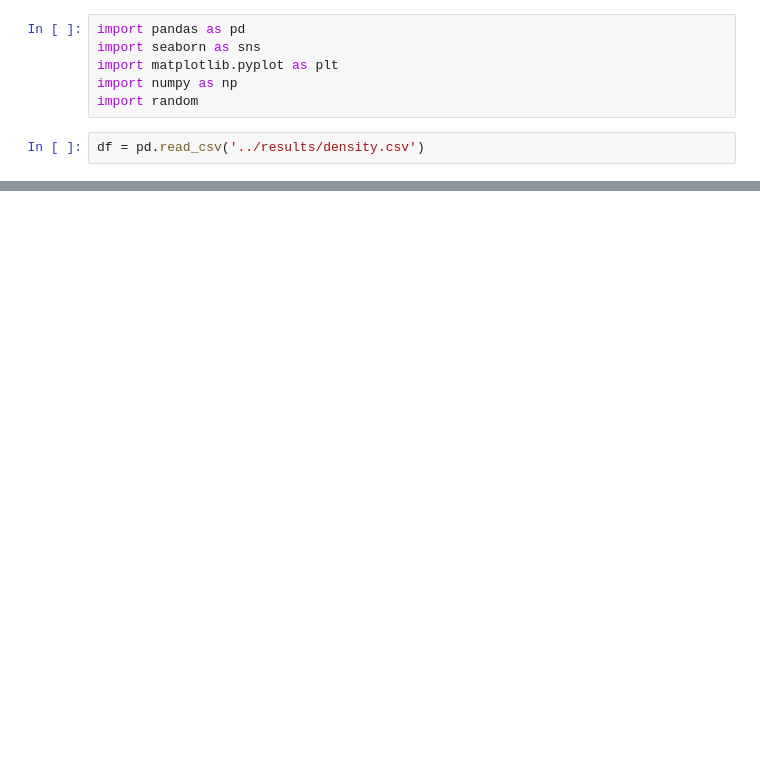
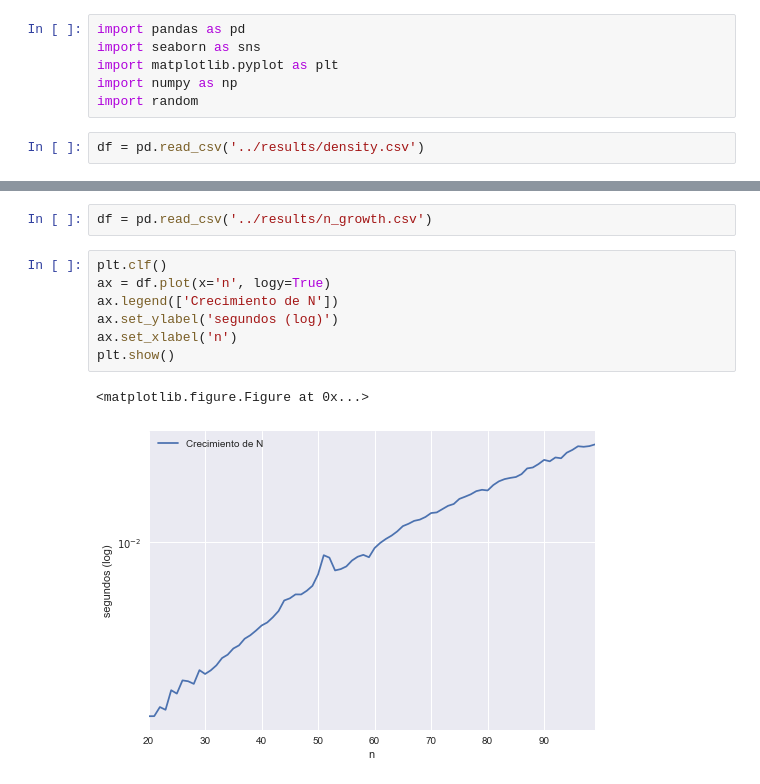
Before and after one commit to hernaneg350/aedIII-tpII, a Jupyter notebook: ej3/profiling/jupyter/Untitled.ipynb, the cells around one changed output, grey strips where cells are left out. Drawn from its saved outputs; the diff is of its cells as text; blank space fills up the shorter version.

```diff
--- a/ej3/profiling/jupyter/Untitled.ipynb
+++ b/ej3/profiling/jupyter/Untitled.ipynb
@@ -17,0 +18,12 @@ plt.show()
+# %%
+df = pd.read_csv('../results/n_growth.csv')
+# %%
+plt.clf()
+ax = df.plot(x='n', logy=True)
+ax.legend(['Crecimiento de N'])
+ax.set_ylabel('segundos (log)')
+ax.set_xlabel('n')
+plt.show()
+# %% [output]
+<matplotlib.figure.Figure at 0x...>
+[figure, added]
```
Also changed, not shown: parts of 1 cell of this notebook, 8 other files.
